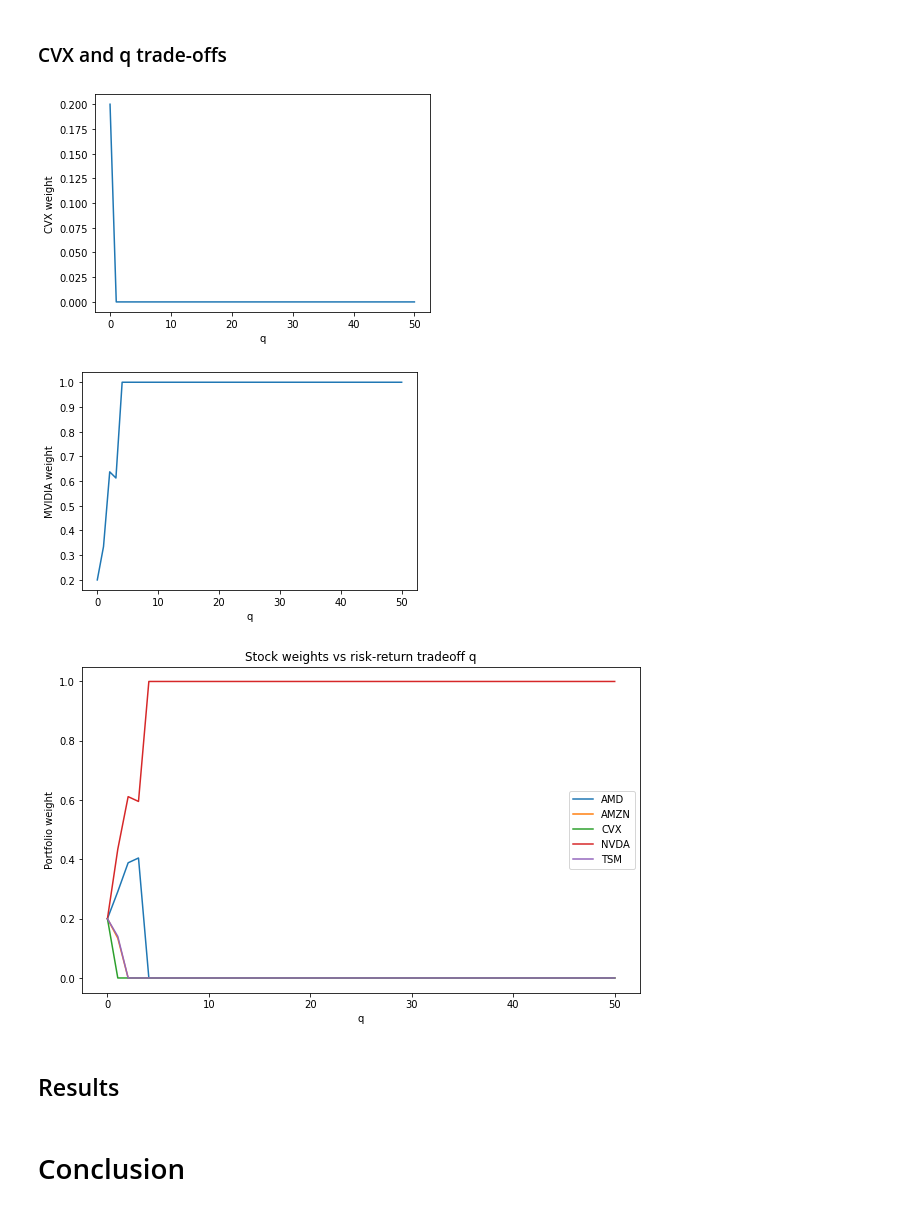
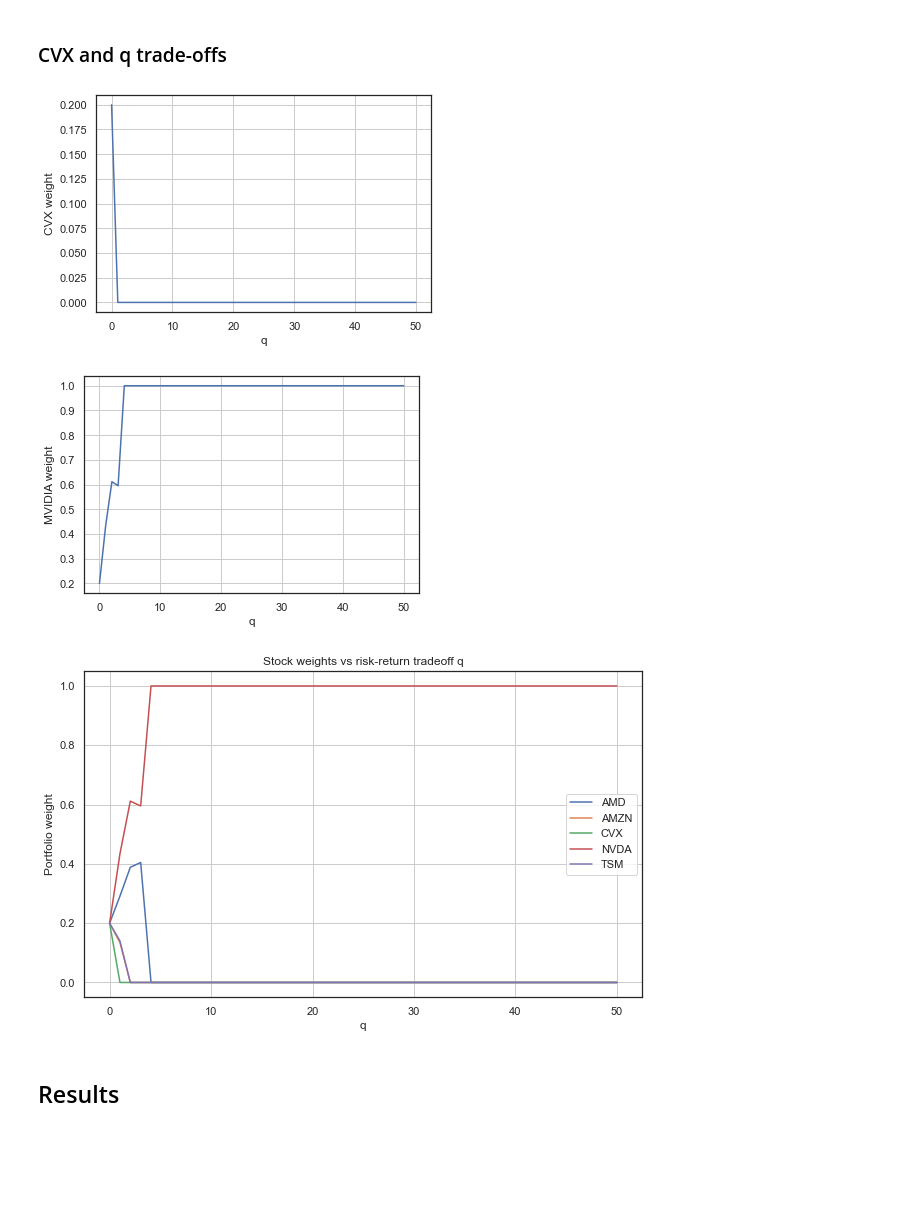
Before and after one commit to therealturb0duckz/Portfolio-Optimization, a Jupyter notebook: notebooks/main.ipynb, the cells around one changed output. Cells and saved outputs as stored; diff of their text form; code cells hidden in the pictures; blank space fills up the shorter version.

```diff
--- a/notebooks/main.ipynb
+++ b/notebooks/main.ipynb
@@ -235,12 +302,12 @@ print(n, init)
 # %%
-def cost_func(w, sigma, R, q=0.0):
+def cost_func(w, sigma, R, q):
     """
     w : weights vector
     Sigma : covariance matrix
     R : expected return vector
     q : risk tolerance (higher = more risk-tolerant)
     """
-    return w.T @ Sigma @ w - q * (w @ R)
+    return w.T @ sigma @ w - q * (w @ R)
 # %%
 from scipy.optimize import minimize
 
@@ -250,7 +317,7 @@ constraints = {"type": "eq", "fun": lambda w: np.sum(w) - 1}
 # bounds: no short-selling
 bounds = [(0, 1) for _ in range(n)]
 # %%
-q = 0.5  # change q to higher value for more risk-tolerant portfolios
+q = 1
 result = minimize(cost_func, init, args=(sigma, r, q), bounds=bounds, constraints=constraints)
 w_opt = result.x
 print("Optimal weights:", w_opt)
@@ -285,0 +335,6 @@ plt.show()
+# %%
+# multiple q value testing
+# change q to higher value for more risk-tolerant portfolios
+for q in [0.1, 0.3, 0.5, 0.7, 1, 3, 5]:
+    result = minimize(cost_func, init, args=(sigma, r, q), bounds=bounds, constraints=constraints)
+    print(f"q:{q}, weight: {result.x}")
@@ -285,0 +439,28 @@ plt.show()
+# %%
+target_returns = np.linspace(r.min(), r.max(), 50)
+risks = []
+returns = []
+
+for Rt in target_returns:
+
+    constraints = [
+        {"type": "eq", "fun": lambda w: np.sum(w) - 1},
+        {"type": "eq", "fun": lambda w, Rt=Rt: w @ r - Rt},
+    ]
+
+    result = minimize(lambda w: w.T @ sigma @ w,
+                      x0=np.ones(n)/n,
+                      bounds=bounds,
+                      constraints=constraints)
+
+    w = result.x
+    returns.append(w @ r)
+    risks.append(np.sqrt(w.T @ sigma @ w))
+
+plt.figure(figsize=(8, 6))
+plt.plot(risks, returns, marker='o')
+plt.xlabel("Risk (Std)")
+plt.ylabel("Return")
+plt.title("Efficient Frontier")
+plt.grid(True)
+plt.show()
@@ -329,18 +542,19 @@ plt.show()
 # %%
 # low variance
 q_values = np.linspace(0, 50, 50)
 weights_CVX = []
 
 for q in q_values:
     res = minimize(cost_func, init, args=(sigma, r, q), bounds=bounds, constraints=constraints)
     weights_CVX.append(res.x[2])  # CVX is index 2
 
 plt.plot(q_values, weights_CVX)
 plt.xlabel("q")
 plt.ylabel("CVX weight")
+plt.grid(True)
 plt.show()
 # %% [output]
-[figure, old version]
+[figure, new version]
 # %%
 # higher variance
 q_values = np.linspace(0, 50, 50)
@@ -353,9 +567,10 @@ for q in q_values:
 plt.plot(q_values, weights_NVDA)
 plt.xlabel("q")
 plt.ylabel("MVIDIA weight")
+plt.grid(True)
 plt.show()
 # %% [output]
-[figure, old version]
+[figure, new version]
 # %%
 weights_all = np.zeros((len(q_values), n))  # store weights for all q and all stocks
 
@@ -370,10 +585,11 @@ plt.xlabel("q")
 plt.ylabel("Portfolio weight")
 plt.title("Stock weights vs risk-return tradeoff q")
 plt.legend()
+#plt.xlim(-1,10)
+#plt.ylim(-1,3)
+plt.grid(True)
 plt.show()
 # %% [output]
-[figure, old version]
+[figure, new version]
 # %% [markdown]
 ## Results
-# %% [markdown]
-# Conclusion
```
Also changed, not shown: parts of 32 cells of this notebook.
